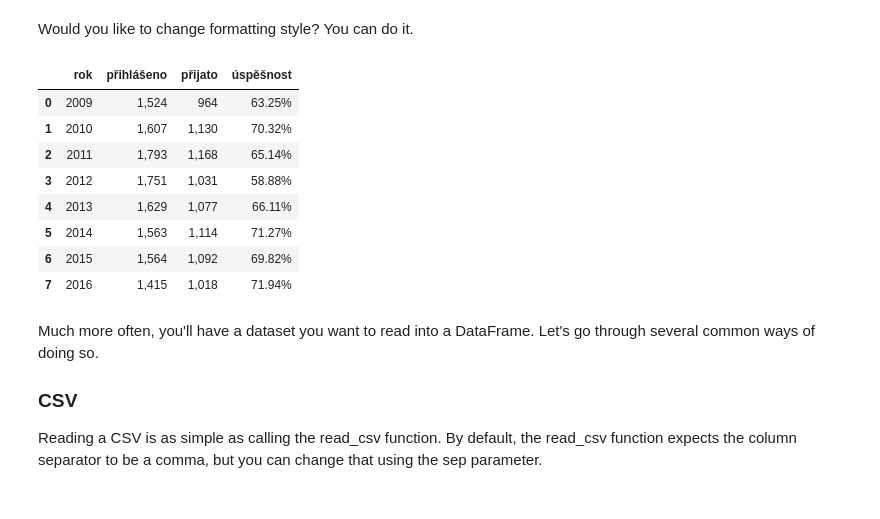
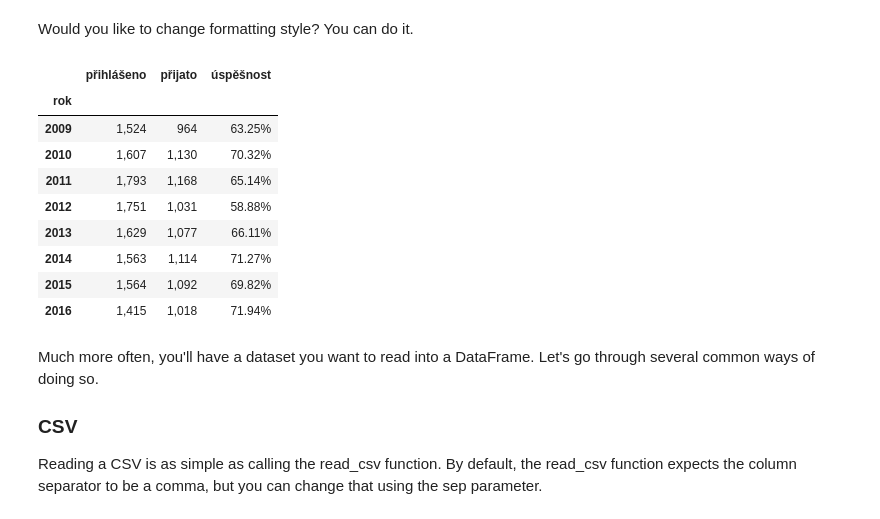
Before and after one commit to ondrolexa/r-python, a Jupyter notebook: 04a-pandas-titanic.ipynb, the cells around one changed output. Drawn from its saved outputs; the diff is of its cells as text; code cells hidden in the pictures.

```diff
--- a/pandas-01-titanic.ipynb
+++ b/04a-pandas-titanic.ipynb
@@ -34,7 +37,6 @@ Here are just a few of the things that pandas does well:
 # %%
 %pylab inline
 import pandas as pd
-pd.set_option('max_columns', 50)
 # %% [output]
 Populating the interactive namespace from numpy and matplotlib
 # %% [markdown]
@@ -277,0 +274,3 @@ prfuk
+# %%
+r = prfuk.set_index('rok')
+r
@@ -293,21 +311,22 @@ prfuk
 # %% [markdown]
 Would you like to change formatting style? You can do it.
 # %%
-prfuk.style.format({
+prfuk.set_index('rok').style.format({
     'přihlášeno': '{:,d}'.format,
     'přijato': '{:,d}'.format,
     'úspěšnost': '{:.2%}'.format,
 })
 # %% [output]
-|  | rok | přihlášeno | přijato | úspěšnost |
-| 0 | 2009 | 1,524 | 964 | 63.25% |
-| 1 | 2010 | 1,607 | 1,130 | 70.32% |
-| 2 | 2011 | 1,793 | 1,168 | 65.14% |
-| 3 | 2012 | 1,751 | 1,031 | 58.88% |
-| 4 | 2013 | 1,629 | 1,077 | 66.11% |
-| 5 | 2014 | 1,563 | 1,114 | 71.27% |
-| 6 | 2015 | 1,564 | 1,092 | 69.82% |
-| 7 | 2016 | 1,415 | 1,018 | 71.94% |
+|  | přihlášeno | přijato | úspěšnost |
+| rok |  |  |  |
+| 2009 | 1,524 | 964 | 63.25% |
+| 2010 | 1,607 | 1,130 | 70.32% |
+| 2011 | 1,793 | 1,168 | 65.14% |
+| 2012 | 1,751 | 1,031 | 58.88% |
+| 2013 | 1,629 | 1,077 | 66.11% |
+| 2014 | 1,563 | 1,114 | 71.27% |
+| 2015 | 1,564 | 1,092 | 69.82% |
+| 2016 | 1,415 | 1,018 | 71.94% |
 # %% [markdown]
 Much more often, you'll have a dataset you want to read into a DataFrame. Let's go through several common ways of doing so.
 
```
Also changed, not shown: parts of 20 cells of this notebook, 3 other files.
